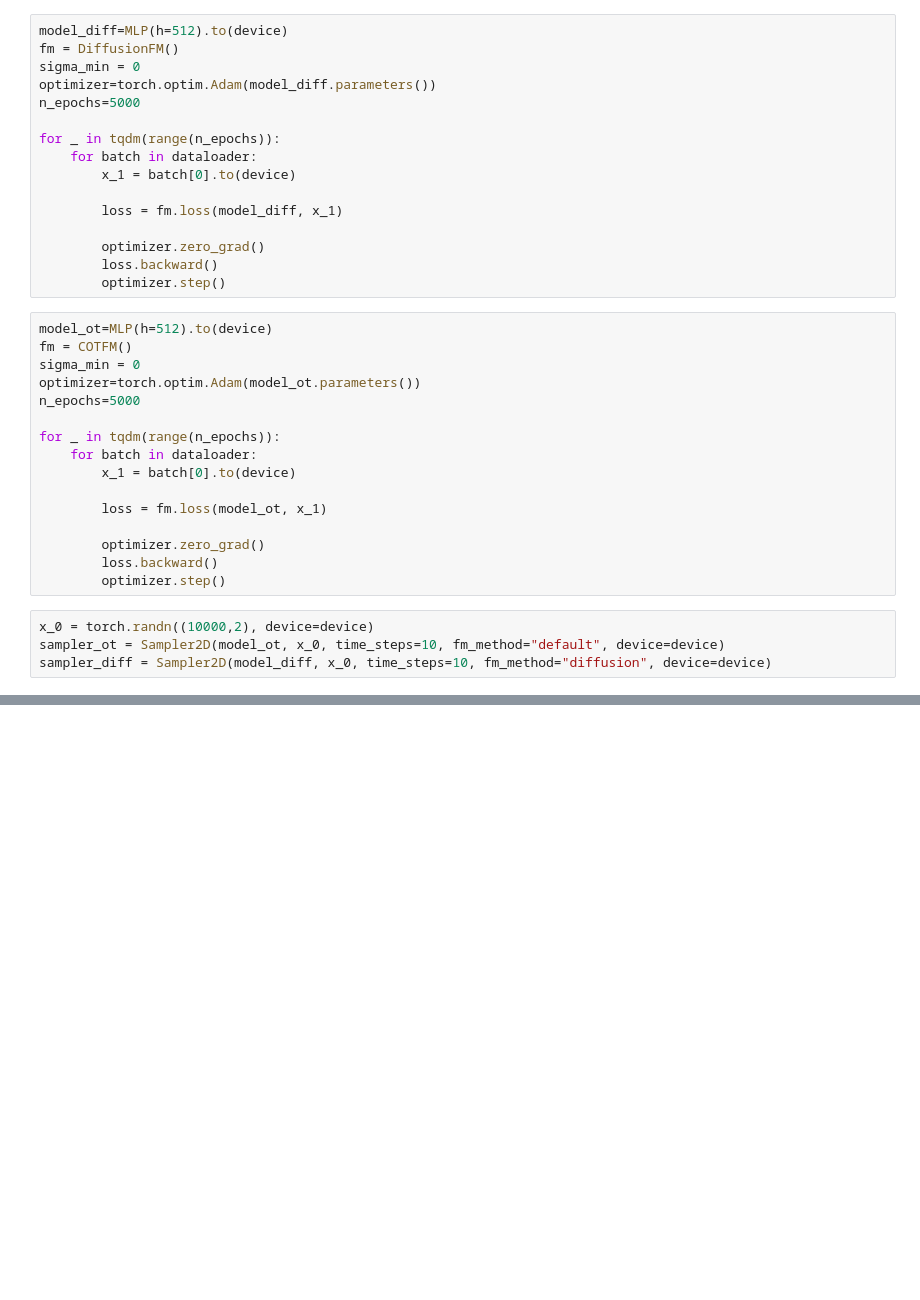
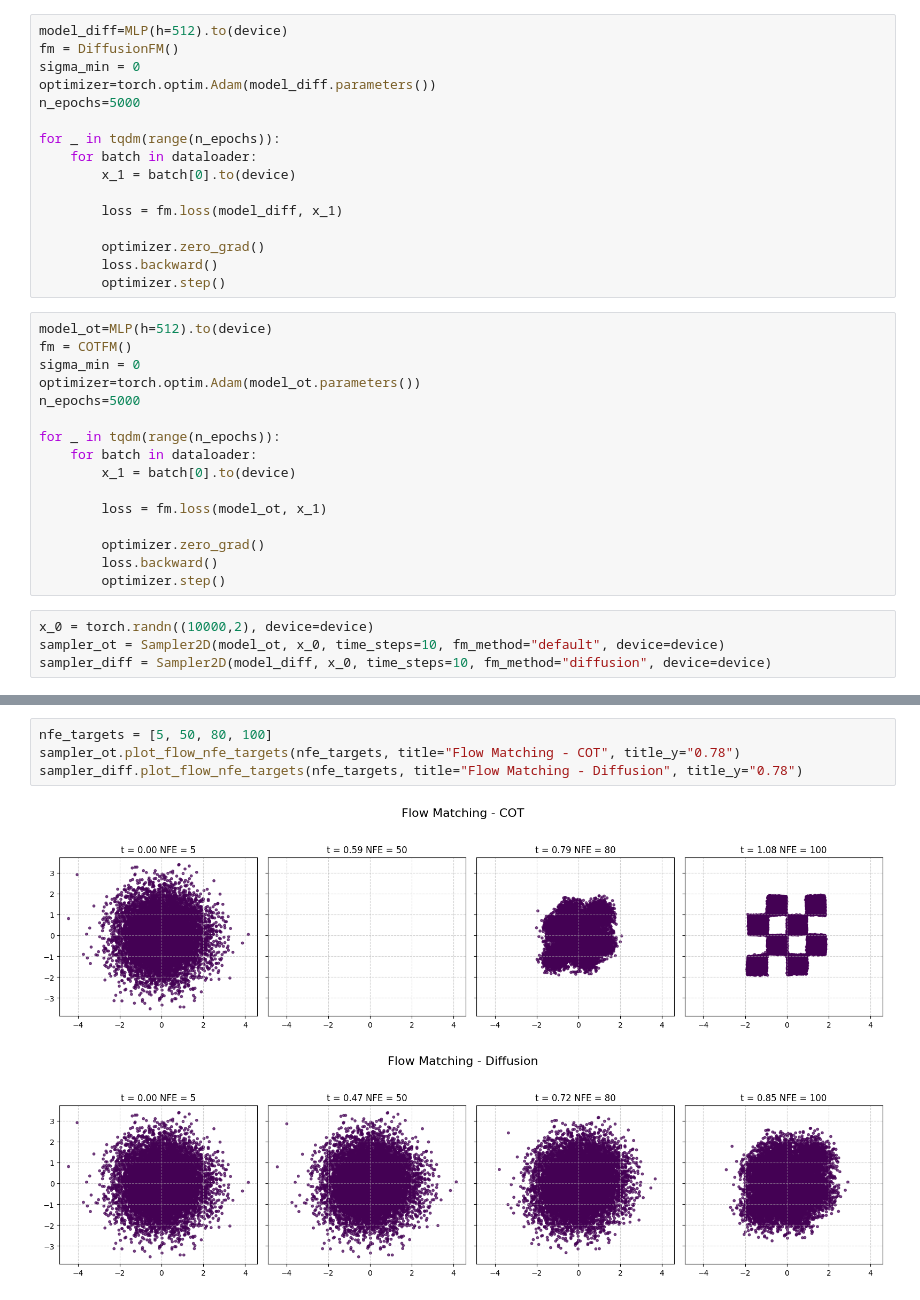
Before and after one commit to tarcisiobueno/flow-matching, a Jupyter notebook: 03-experiments.ipynb, the cells around one changed output, grey strips where cells are left out. Saved outputs shown, nothing was run; the diff lists cells and outputs as text; blank space fills up the shorter version.

```diff
--- a/03-experiments.ipynb
+++ b/03-experiments.ipynb
@@ -456,0 +94,7 @@ KeyboardInterrupt:
+# %%
+nfe_targets = [5, 50, 80, 100]
+sampler_ot.plot_flow_nfe_targets(nfe_targets, title="Flow Matching - COT", title_y="0.78")
+sampler_diff.plot_flow_nfe_targets(nfe_targets, title="Flow Matching - Diffusion", title_y="0.78")
+# %% [output]
+[figure, added]
+[figure, added]
```
Also changed, not shown: parts of 19 cells of this notebook, 2 other files.
